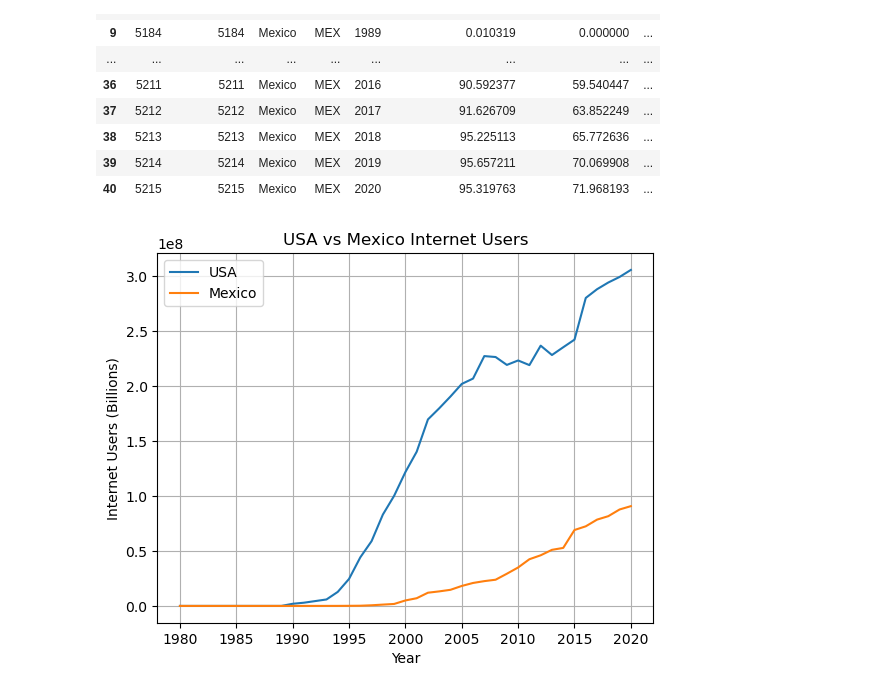
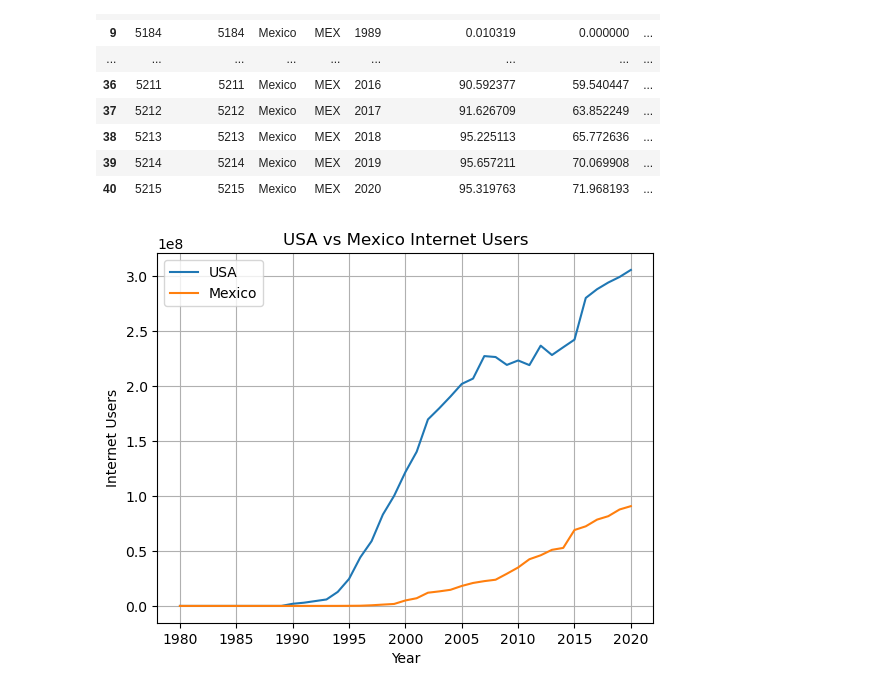
Before and after one commit to avt1993/GlobalInternetUsersDashBoard, a Jupyter notebook: Global_Internet_Usage.ipynb, the cells around one changed output. Cells and saved outputs as stored; diff of their text form; code cells hidden in the pictures.

```diff
--- a/Global_Internet_Usage.ipynb
+++ b/Global_Internet_Usage.ipynb
@@ -95,16 +95,16 @@ mex_df
 # %%
 fig, ax = plt.subplots()
 
 ax.plot(usa_df['Year'], usa_df['No. of Internet Users'], label='USA')
 
 ax.plot(mex_df['Year'], mex_df['No. of Internet Users'], label='Mexico')
 
 plt.title('USA vs Mexico Internet Users')
 plt.xlabel('Year')
-plt.ylabel('Internet Users (Billions)')
+plt.ylabel('Internet Users')
 plt.grid(True)
 plt.legend()
 
 plt.show()
 # %% [output]
-[figure, old version]
+[figure, new version]
```
Also changed, not shown: 1 other file.
